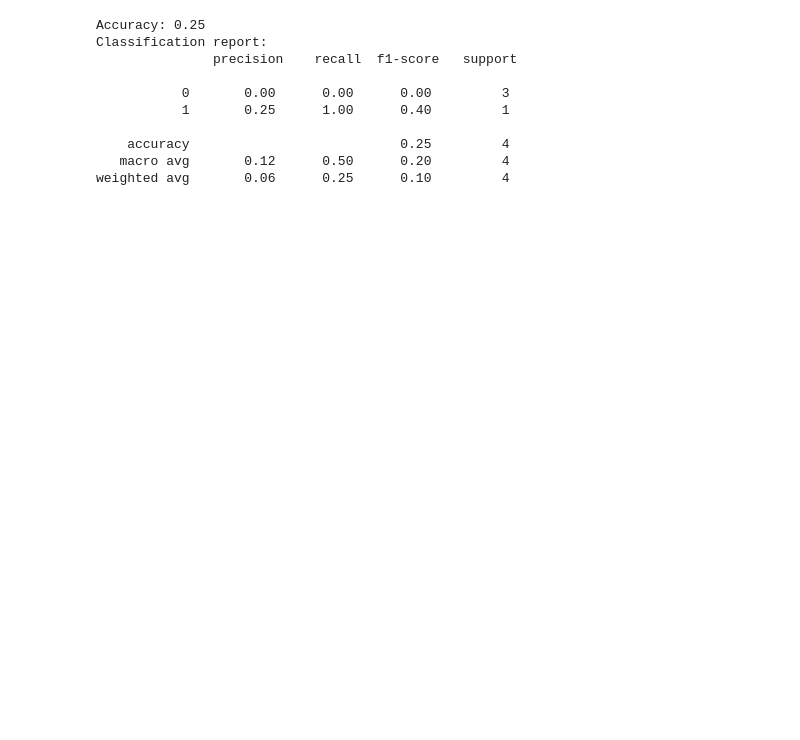
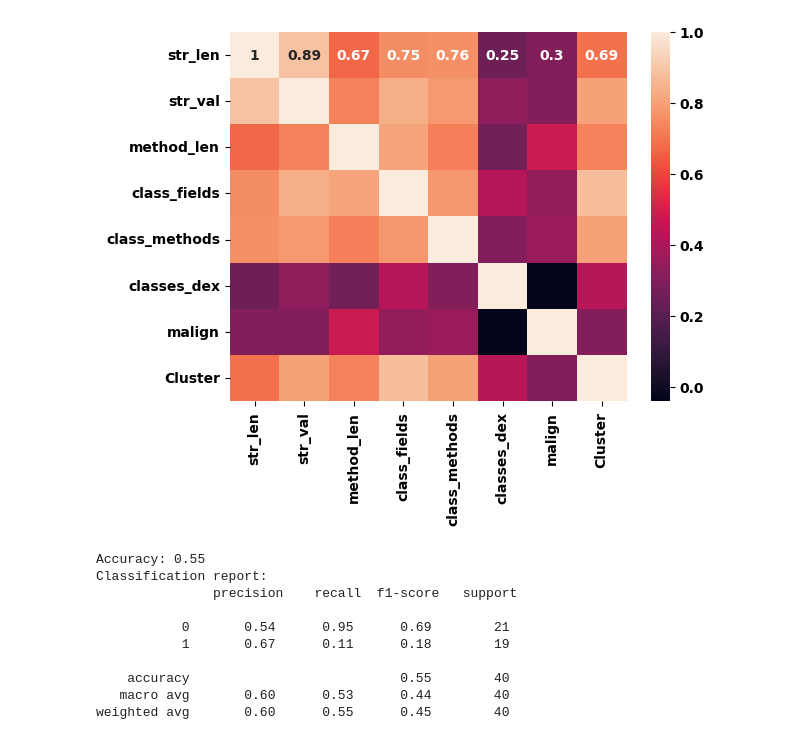
Before and after one commit to gschick3/bendroid, a Jupyter notebook: classification_model.ipynb, the cells around one changed output. Drawn from its saved outputs; the diff is of its cells as text; code cells hidden in the pictures; blank space fills up the shorter version.

```diff
--- a/classification_model.ipynb
+++ b/classification_model.ipynb
@@ -11,3 +11,14 @@ config = configparser.ConfigParser(interpolation=configparser.ExtendedInterpolat
 config.read('config.ini')
 
 df = pd.read_csv(os.path.join(config['PATHS']['apk_dir'], 'data.csv'))
+# %%
+import numpy as np
+from sklearn.cluster import KMeans
+
+kmeans = KMeans(n_clusters=2)
+X = df[['method_len','class_methods']]
+#df[['str_len','str_val','method_len','class_fields','class_methods','classes_dex']]
+y_kmeans = kmeans.fit_predict(X)
+df['Cluster'] = y_kmeans
+
+df
@@ -14,8 +39,17 @@ df = pd.read_csv(os.path.join(config['PATHS']['apk_dir'], 'data.csv'))
+# %%
+import seaborn as sn
+import matplotlib.pyplot as plt
+
+sn.heatmap(df.corr(), annot=True)
+plt.show()
+# %% [output]
+[figure, added]
 # %%
-X = df[['str_len','str_val','method_len','class_fields','class_methods','classes_dex']]
+#X = df[['str_len','str_val','method_len','class_fields','class_methods','classes_dex']]
+X = df[['method_len']]
 y = df['malign']
 
-X_train, X_test, y_train, y_test = train_test_split(X, y, test_size=0.2, random_state=42)
+X_train, X_test, y_train, y_test = train_test_split(X, y, test_size=0.2)
 model = LogisticRegression()
 model.fit(X_train, y_train)
 
@@ -27,13 +61,13 @@ report = classification_report(y_test, y_pred)
 print(f"Accuracy: {accuracy}")
 print("Classification report:\n", report)
 # %% [output]
-Accuracy: 0.25
+Accuracy: 0.55
 Classification report:
                precision    recall  f1-score   support
 
-           0       0.00      0.00      0.00         3
-           1       0.25      1.00      0.40         1
+           0       0.54      0.95      0.69        21
+           1       0.67      0.11      0.18        19
 
-    accuracy                           0.25         4
-   macro avg       0.12      0.50      0.20         4
-weighted avg       0.06      0.25      0.10         4
+    accuracy                           0.55        40
+   macro avg       0.60      0.53      0.44        40
+weighted avg       0.60      0.55      0.45        40
```
Also changed, not shown: parts of 1 cell of this notebook.
